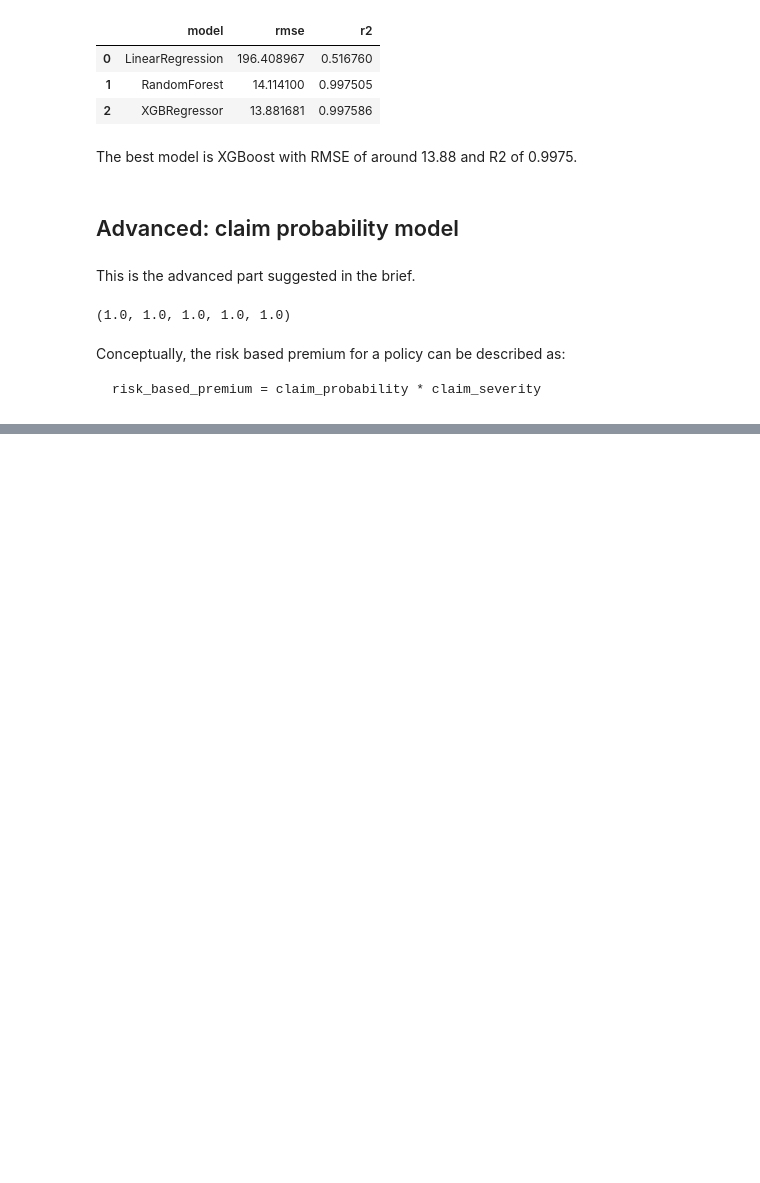
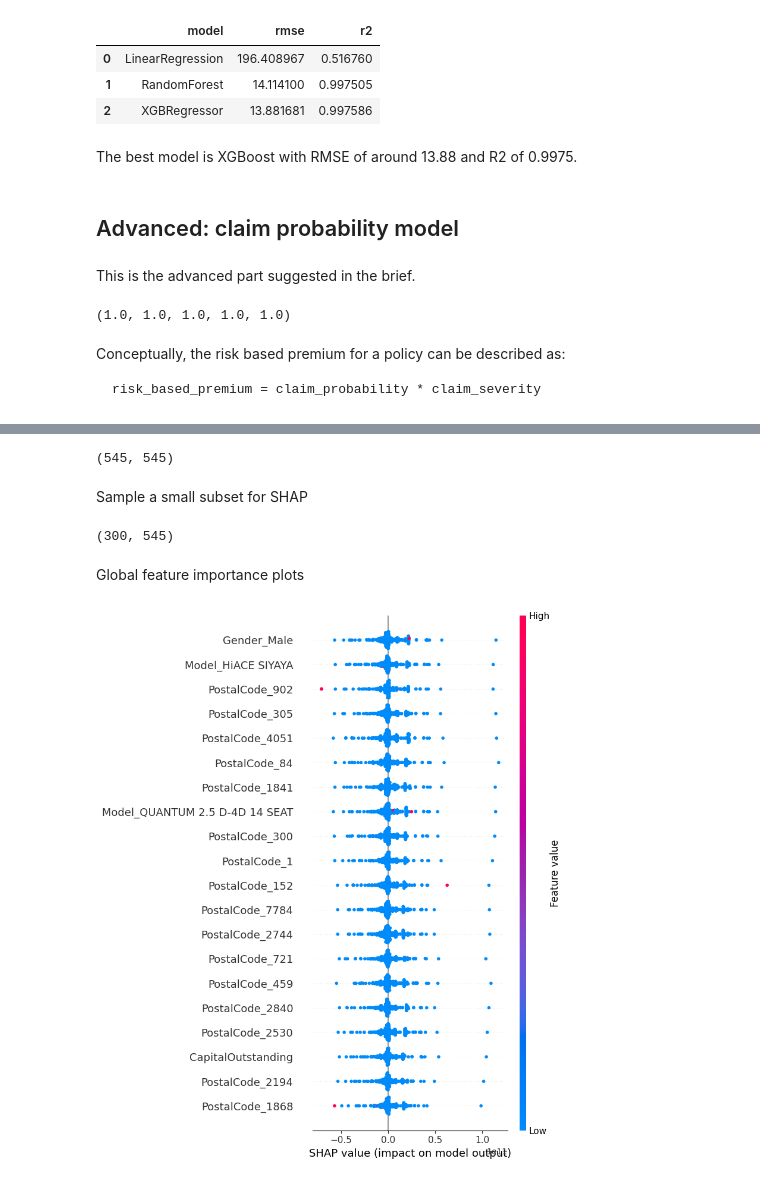
Before and after one commit to biyavani/10-academy-week-3, a Jupyter notebook: notebooks/task4_modeling.ipynb, the cells around one changed output, grey strips where cells are left out. Cells and saved outputs as stored; diff of their text form; code cells hidden in the pictures; blank space fills up the shorter version.

Commit message:
model interpretation

```diff
--- a/notebooks/task4_modeling.ipynb
+++ b/notebooks/task4_modeling.ipynb
@@ -338,0 +341,2 @@ risk_based_premium = claim_probability * claim_severity
+# %%
+rf_sev.fit(X_train_sev, y_train_sev)
@@ -338,0 +383,39 @@ risk_based_premium = claim_probability * claim_severity
+# %%
+# numeric feature names as you defined earlier
+num_feature_names = feature_cols_num
+
+# categorical names from OneHotEncoder
+ohe = preproc.named_transformers_["cat"]
+cat_feature_names = ohe.get_feature_names_out(feature_cols_cat)
+
+feature_names = np.concatenate([num_feature_names, cat_feature_names])
+len(feature_names), X_train_dense.shape[1]
+# %% [output]
+(545, 545)
+# %% [markdown]
+Sample a small subset for SHAP
+# %%
+rng = np.random.RandomState(42)
+n_samples = min(300, X_train_dense.shape[0])  # at most 300 rows
+
+idx = rng.choice(X_train_dense.shape[0], size=n_samples, replace=False)
+X_sample = X_train_dense[idx]
+X_sample.shape
+# %% [output]
+(300, 545)
+# %%
+explainer = shap.TreeExplainer(
+    tree_model,
+    feature_perturbation="interventional"
+)
+
+shap_values = explainer.shap_values(X_sample, check_additivity=False)
+# %% [markdown]
+Global feature importance plots
+# %%
+plt.figure()
+shap.summary_plot(shap_values, X_sample, feature_names=feature_names, show=False)
+plt.tight_layout()
+plt.show()
+# %% [output]
+[figure, added]
```
Also changed, not shown: parts of 6 cells of this notebook.
